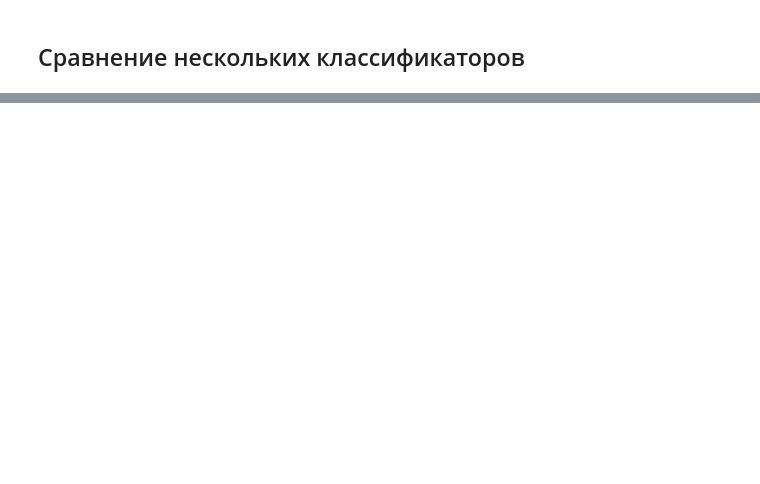
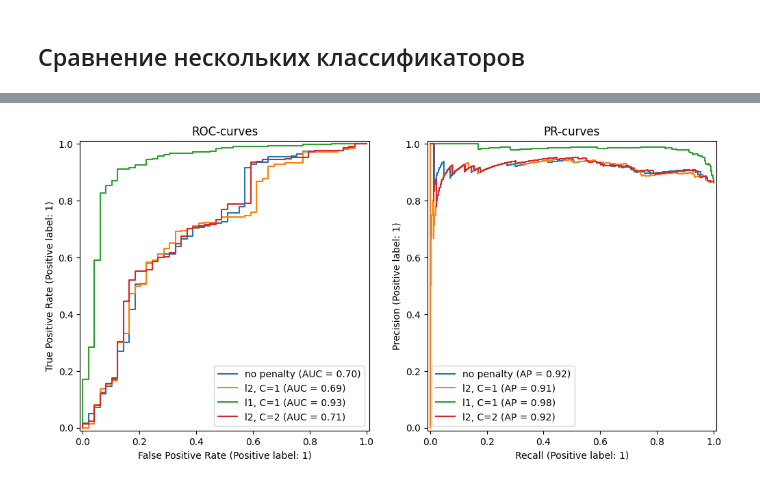
Before and after one commit to artamonoff/ML-intro, a Jupyter notebook: classifier-logistic.ipynb, the cells around one changed output, grey strips where cells are left out. Cells and saved outputs as stored; diff of their text form; code cells hidden in the pictures; blank space fills up the shorter version.

Commit message:
update visualization

```diff
--- a/classifier-logistic.ipynb
+++ b/classifier-logistic.ipynb
@@ -25,9 +25,6 @@ warnings.simplefilter(action='ignore', category=FutureWarning)
 # %%
 df = pd.read_csv('./datasets/loanapp.csv')
 df = df.dropna()
-# %%
-df = df.dropna()
-df.shape
 # %%
 y = df['approve']
 X = df.drop(columns=['approve','reject', 'action'])
@@ -103,8 +199,19 @@ clf4.fit(X_train, y_train)
 # %%
-ax = plt.subplot()
-RocCurveDisplay.from_estimator(clf, X_test, y_test, ax=ax, name='no penalty')
-RocCurveDisplay.from_estimator(clf2, X_test, y_test, ax=ax, name='l2, C=1')
-RocCurveDisplay.from_estimator(clf3, X_test, y_test, ax=ax, name='l1, C=1')
-RocCurveDisplay.from_estimator(clf4, X_test, y_test, ax=ax, name='l2, C=2')
+fig, axs = plt.subplots(nrows=1, ncols=2, figsize=(12, 8))
+
+RocCurveDisplay.from_estimator(clf, X_test, y_test, ax=axs[0], name='no penalty')
+RocCurveDisplay.from_estimator(clf2, X_test, y_test, ax=axs[0], name='l2, C=1')
+RocCurveDisplay.from_estimator(clf3, X_test, y_test, ax=axs[0], name='l1, C=1')
+RocCurveDisplay.from_estimator(clf4, X_test, y_test, ax=axs[0], name='l2, C=2')
+
+PrecisionRecallDisplay.from_estimator(clf, X_test, y_test, ax=axs[1], name='no penalty')
+PrecisionRecallDisplay.from_estimator(clf2, X_test, y_test, ax=axs[1], name='l2, C=1')
+PrecisionRecallDisplay.from_estimator(clf3, X_test, y_test, ax=axs[1], name='l1, C=1')
+PrecisionRecallDisplay.from_estimator(clf4, X_test, y_test, ax=axs[1], name='l2, C=2')
+
+axs[0].set_title('ROC-curves')
+axs[1].set_title('PR-curves')
 
 plt.show()
+# %% [output]
+[figure, added]
```
Also changed, not shown: parts of 15 cells of this notebook, 6 other files.
